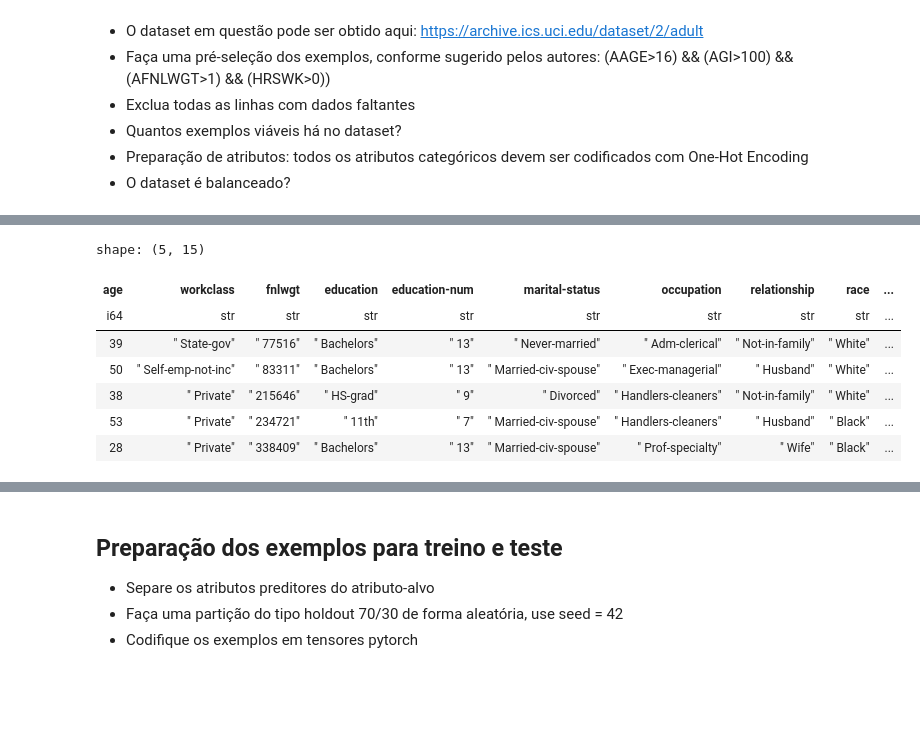
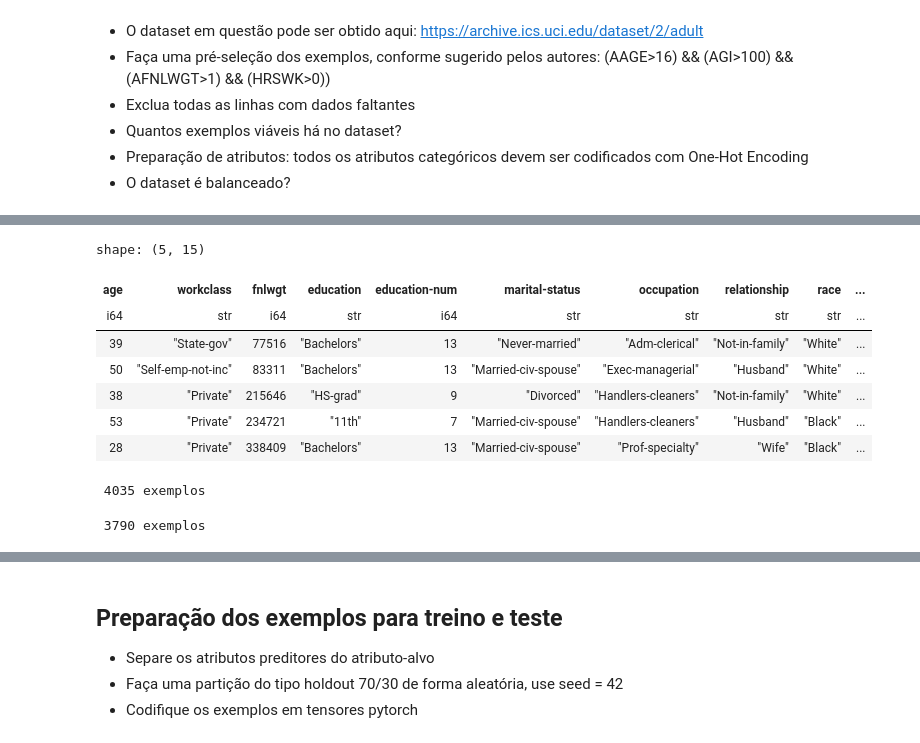
Before and after one commit to cjcaio/topicos1-projeto2-rede-mlp-com-pytorch, a Jupyter notebook: Topicos1-2026.1-Tarefa2.ipynb, the cells around one changed output, grey strips where cells are left out. Saved outputs shown, nothing was run; the diff lists cells and outputs as text; code cells hidden in the pictures; blank space fills up the shorter version.

```diff
--- a/Topicos1-2026.1-Tarefa2.ipynb
+++ b/Topicos1-2026.1-Tarefa2.ipynb
@@ -46,23 +47,13 @@ import torch
 from polars import DataFrame, Series
 from torch import Tensor
 # %%
-colunas: list[str] = [
-    "age",
-    "workclass",
-    "fnlwgt",
-    "education",
-    "education-num",
-    "marital-status",
-    "occupation",
-    "relationship",
-    "race",
-    "sex",
-    "capital-gain",
-    "capital-loss",
-    "hours-per-week",
-    "native-country",
-    "income",
+colunas = [
+    "age", "workclass", "fnlwgt", "education", "education-num",
+    "marital-status", "occupation", "relationship", "race", "sex",
+    "capital-gain", "capital-loss", "hours-per-week", "native-country", "income",
 ]
 
-df_train: DataFrame = pl.read_csv("adult/adult.data", has_header=False, new_columns=colunas)
-df_train.head()
+df_train_raw = pl.read_csv("adult/adult_train.csv", has_header=False, new_columns=colunas)
+
+df_test_raw  = pl.read_csv("adult/adult_test.csv",  has_header=False,
+                            new_columns=colunas, skip_rows=1)
@@ -78,17 +60,42 @@ shape: (5, 15)
+# %%
+df = pl.concat([df_train_raw, df_test_raw])
 # %%
-df_train: DataFrame = df_train.with_columns(
-    pl.col("income").str.strip_chars())
+str_cols = df.select(pl.col(pl.String)).columns
+df = df.with_columns([pl.col(c).str.strip_chars() for c in str_cols])
 
-df_train: DataFrame = df_train.with_columns(
-    (pl.col("income") == ">50K").cast(pl.Int8).alias("income"))
+df = df.with_columns(pl.col("income").str.replace_all(r"\.", "").alias("income"))
 
-df_train.head()
+# fnlwgt, education-num, capital-gain, capital-loss e hours-per-week são
+# colunas numéricas lidas como string por causa dos espaços originais
+num_cols = ["fnlwgt", "education-num", "capital-gain", "capital-loss", "hours-per-week"]
+df = df.with_columns([pl.col(c).cast(pl.Int64) for c in num_cols])
+
+df.head()
 # %% [output]
 shape: (5, 15)
 | age | workclass | fnlwgt | education | education-num | marital-status | occupation | relationship | race | ... |
-| i64 | str | str | str | str | str | str | str | str | ... |
-| 39 | " State-gov" | " 77516" | " Bachelors" | " 13" | " Never-married" | " Adm-clerical" | " Not-in-family" | " White" | ... |
-| 50 | " Self-emp-not-inc" | " 83311" | " Bachelors" | " 13" | " Married-civ-spouse" | " Exec-managerial" | " Husband" | " White" | ... |
-| 38 | " Private" | " 215646" | " HS-grad" | " 9" | " Divorced" | " Handlers-cleaners" | " Not-in-family" | " White" | ... |
-| 53 | " Private" | " 234721" | " 11th" | " 7" | " Married-civ-spouse" | " Handlers-cleaners" | " Husband" | " Black" | ... |
-| 28 | " Private" | " 338409" | " Bachelors" | " 13" | " Married-civ-spouse" | " Prof-specialty" | " Wife" | " Black" | ... |
+| i64 | str | i64 | str | i64 | str | str | str | str | ... |
+| 39 | "State-gov" | 77516 | "Bachelors" | 13 | "Never-married" | "Adm-clerical" | "Not-in-family" | "White" | ... |
+| 50 | "Self-emp-not-inc" | 83311 | "Bachelors" | 13 | "Married-civ-spouse" | "Exec-managerial" | "Husband" | "White" | ... |
+| 38 | "Private" | 215646 | "HS-grad" | 9 | "Divorced" | "Handlers-cleaners" | "Not-in-family" | "White" | ... |
+| 53 | "Private" | 234721 | "11th" | 7 | "Married-civ-spouse" | "Handlers-cleaners" | "Husband" | "Black" | ... |
+| 28 | "Private" | 338409 | "Bachelors" | 13 | "Married-civ-spouse" | "Prof-specialty" | "Wife" | "Black" | ... |
+# %%
+# filtros dos autores
+# (AAGE>16) && (AGI>100) && (AFNLWGT>1) && (HRSWK>0)
+df = df.filter(
+    (pl.col("age")           > 16) &
+    (pl.col("capital-gain")  > 100) &
+    (pl.col("fnlwgt")        > 1)  &
+    (pl.col("hours-per-week") > 0)
+)
+print(f"{len(df):>5} exemplos")
+# %% [output]
+ 4035 exemplos
+# %%
+# removendo dados faltantes
+missing_cols = ["workclass", "occupation", "native-country"]
+df = df.filter(~pl.any_horizontal([pl.col(c) == "?" for c in missing_cols]))
+print(f"{len(df):>5} exemplos")
+# %% [output]
+ 3790 exemplos
```
Also changed, not shown: parts of 10 cells of this notebook.
